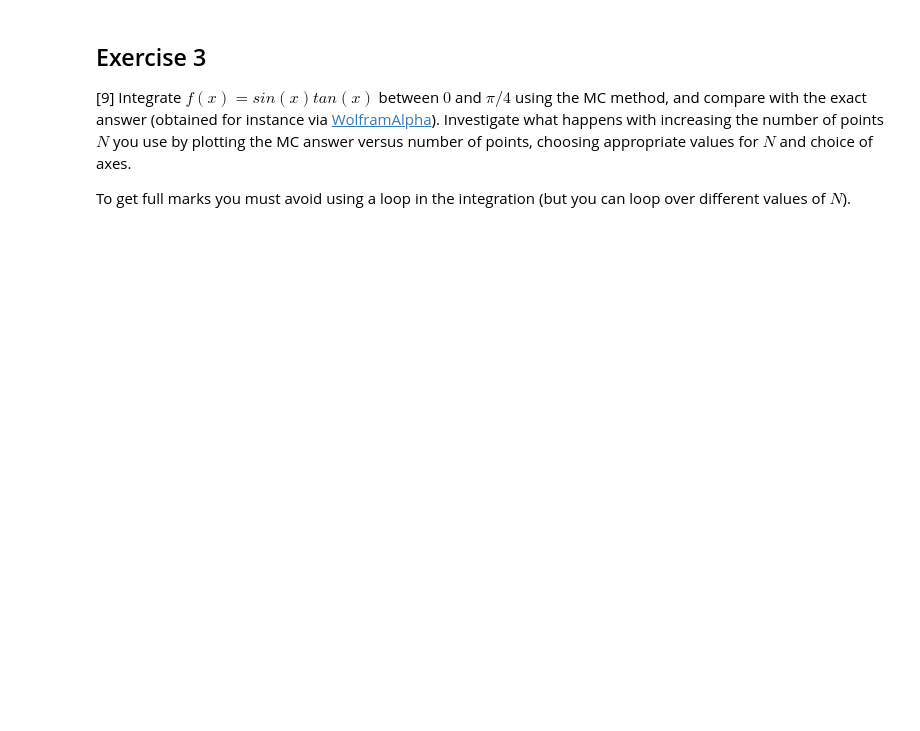
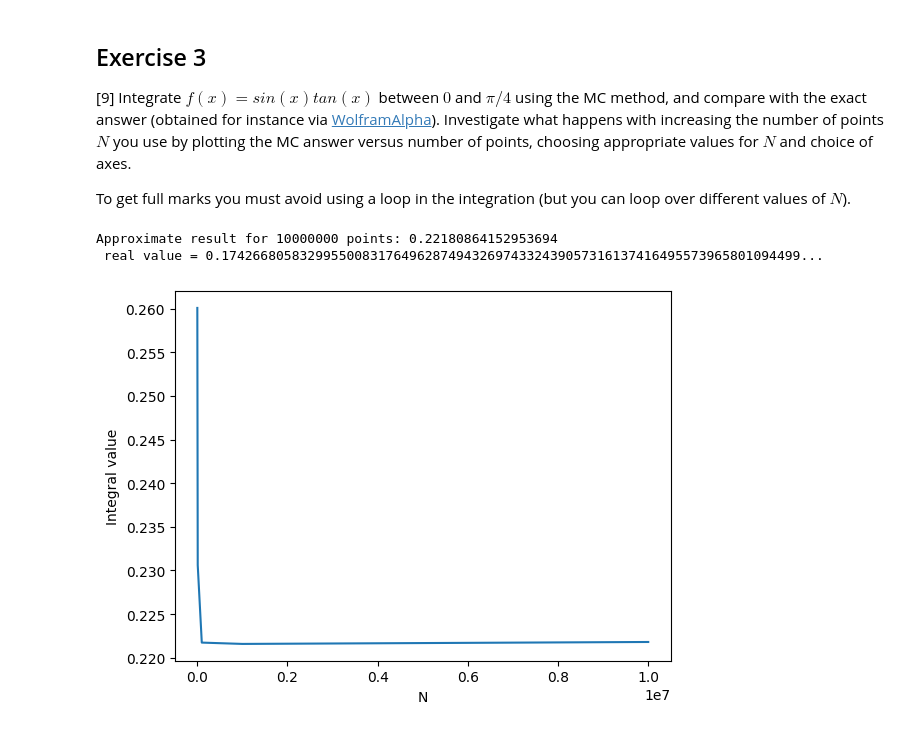
Before and after one commit to PX2145-2025/week-6-b-Dvorak-Gabriel, a Jupyter notebook: Monte_Carlo.ipynb, the cells around one changed output. Saved outputs shown, nothing was run; the diff lists cells and outputs as text; code cells hidden in the pictures; blank space fills up the shorter version.

```diff
--- a/Monte_Carlo.ipynb
+++ b/Monte_Carlo.ipynb
@@ -292,3 +294,32 @@ Wall time: 24.9 ms
 [9] Integrate $f(x) = sin(x)tan(x)$ between $0$ and $\pi/4$ using the MC method, and compare with the exact answer (obtained for instance via [WolframAlpha](https://www.wolframalpha.com/)). Investigate what happens with increasing the number of points $N$ you use by plotting the MC answer versus number of points, choosing appropriate values for $N$ and choice of axes.
 
  To get full marks you must avoid using a loop in the integration (but you can loop over different values of $N$).
+# %%
+import numpy as np
+from numpy.random import random, normal, seed
+import matplotlib.pyplot as plt
+
+def f(x):
+    return np.sin(x)*np.tan(x)
+
+N_vals,integs = [],[]
+N = int(1e2)
+for i in range(5):
+  s = 0 # s is the sum
+  for i in range (N):
+      x = random()*(np.pi/4 - 0)
+      s += f(x)
+  integral = s/N
+  N = N*10
+  integs.append(integral)
+  N_vals.append(N)
+
+plt.plot(N_vals,integs)
+plt.xlabel('N')
+plt.ylabel('Integral value')
+
+print(f'Approximate result for {N} points: {integral} \n real value = 0.17426680583299550083176496287494326974332439057316137416495573965801094499...')
+# %% [output]
+Approximate result for 10000000 points: 0.22180864152953694
+ real value = 0.17426680583299550083176496287494326974332439057316137416495573965801094499...
+[figure, added]
```
Also changed, not shown: parts of 2 cells of this notebook.
